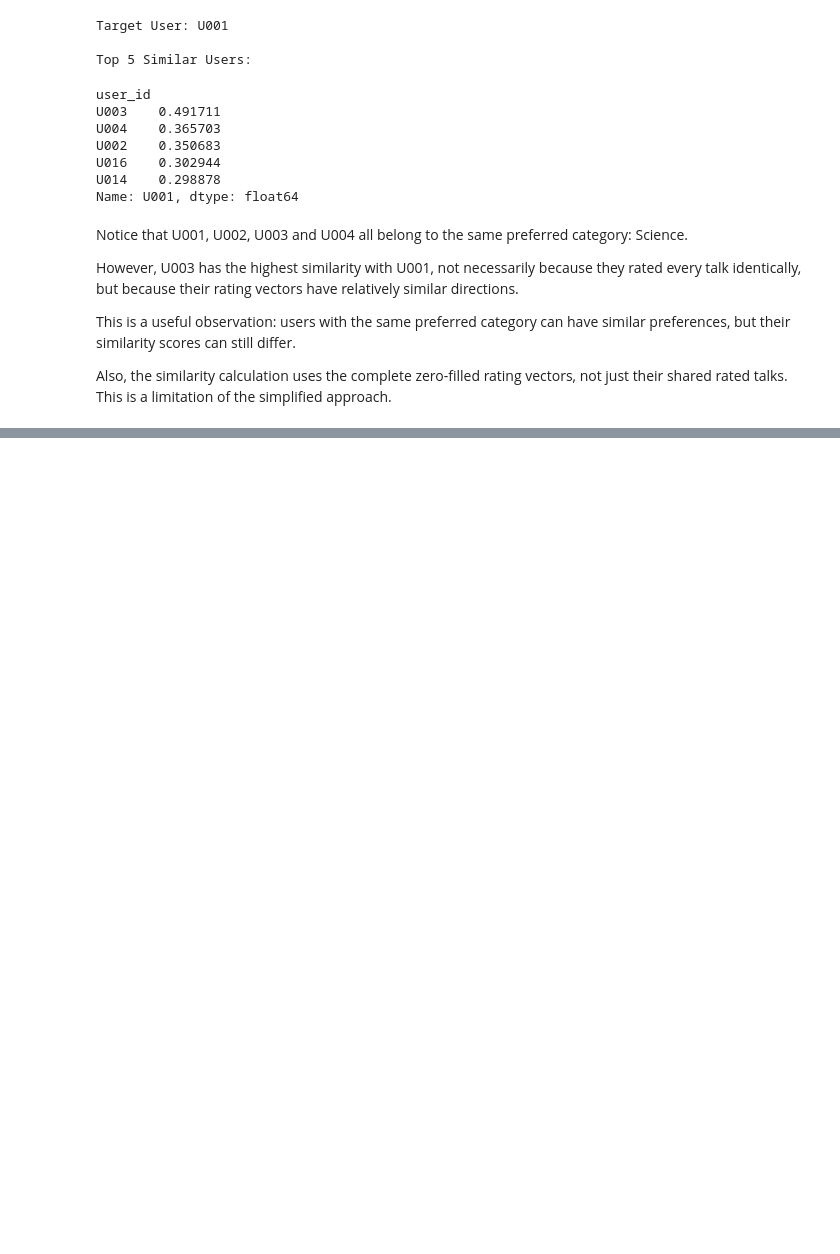
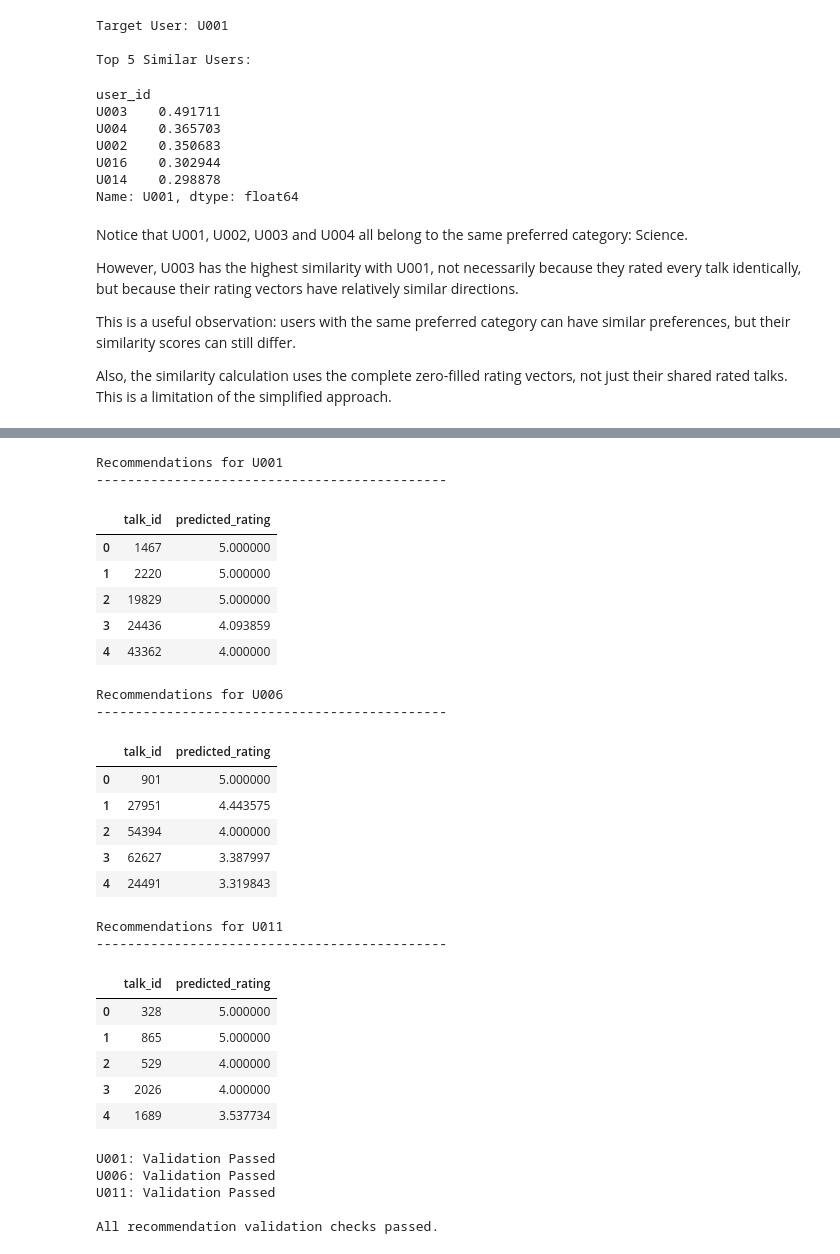
Before and after one commit to springboardmentor098/TED-TALK-RECOMMENDATION-SYSTEM, a Jupyter notebook: notebooks/08_collaborative_filtering.ipynb, the cells around one changed output, grey strips where cells are left out. Saved outputs shown, nothing was run; the diff lists cells and outputs as text; code cells hidden in the pictures; blank space fills up the shorter version.

```diff
--- a/notebooks/08_collaborative_filtering.ipynb
+++ b/notebooks/08_collaborative_filtering.ipynb
@@ -240,0 +348,64 @@ Also, the similarity calculation uses the complete zero-filled rating vectors, n
+# %%
+
+test_users = ["U001", "U006", "U011"]
+
+for user_id in test_users:
+
+    print(f"\nRecommendations for {user_id}")
+    print("-" * 45)
+
+    recommendations = recommend_for_user(user_id, top_n=5)
+
+    display(recommendations)
+# %% [output]
+Recommendations for U001
+---------------------------------------------
+|  | talk_id | predicted_rating |
+| 0 | 1467 | 5.000000 |
+| 1 | 2220 | 5.000000 |
+| 2 | 19829 | 5.000000 |
+| 3 | 24436 | 4.093859 |
+| 4 | 43362 | 4.000000 |
+Recommendations for U006
+---------------------------------------------
+|  | talk_id | predicted_rating |
+| 0 | 901 | 5.000000 |
+| 1 | 27951 | 4.443575 |
+| 2 | 54394 | 4.000000 |
+| 3 | 62627 | 3.387997 |
+| 4 | 24491 | 3.319843 |
+Recommendations for U011
+---------------------------------------------
+|  | talk_id | predicted_rating |
+| 0 | 328 | 5.000000 |
+| 1 | 865 | 5.000000 |
+| 2 | 529 | 4.000000 |
+| 3 | 2026 | 4.000000 |
+| 4 | 1689 | 3.537734 |
+# %%
+# Verify the recommendation conditions
+for user_id in test_users:
+
+    recommendations = recommend_for_user(user_id, top_n=5)
+
+    # Check that recommendations are not already rated
+    rated_talks = set(
+        user_item_matrix.loc[user_id].dropna().index
+    )
+
+    recommended_talks = set(recommendations["talk_id"])
+
+    assert rated_talks.isdisjoint(recommended_talks)
+
+    # Check that predicted ratings are sorted in descending order
+    assert recommendations["predicted_rating"].is_monotonic_decreasing
+
+    print(f"{user_id}: Validation Passed")
+
+print("\nAll recommendation validation checks passed.")
+# %% [output]
+U001: Validation Passed
+U006: Validation Passed
+U011: Validation Passed
+
+All recommendation validation checks passed.
```
Also changed, not shown: parts of 10 cells of this notebook, 1 other file.
